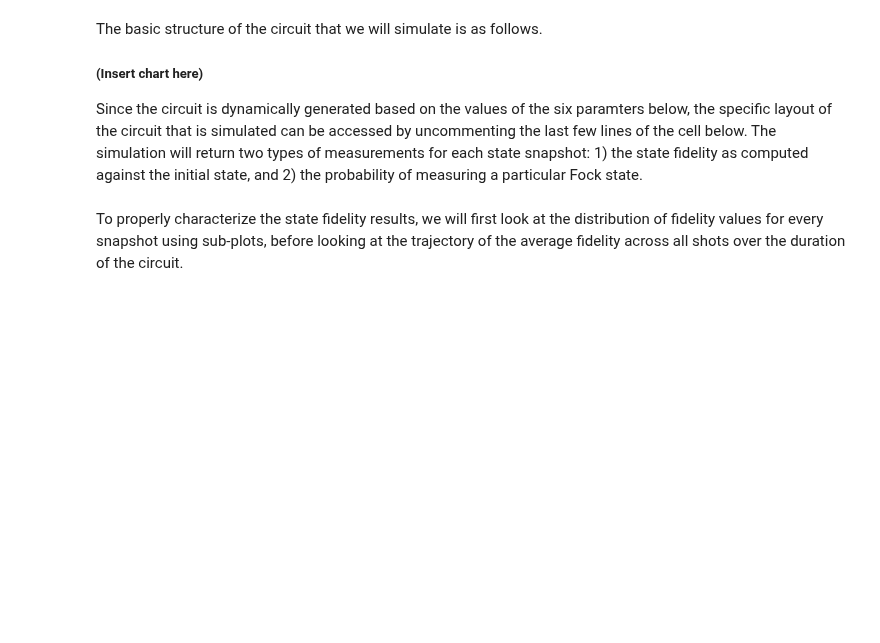
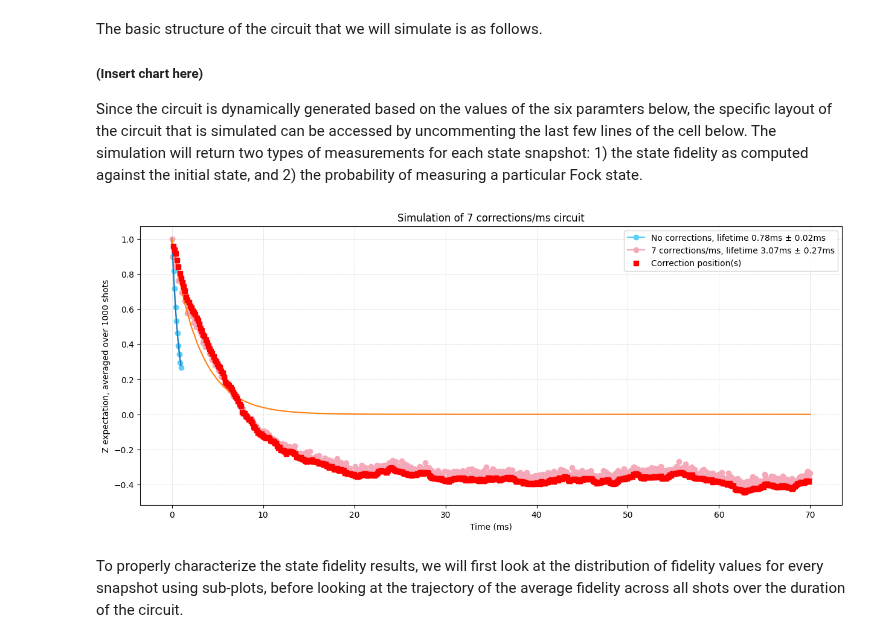
Before and after one commit to C2QA/bosonic-qiskit, a Jupyter notebook: tutorials/bosonic-kitten-code/bosonic-kitten-code.ipynb, the cells around one changed output. Drawn from its saved outputs; the diff is of its cells as text; code cells hidden in the pictures; blank space fills up the shorter version.

```diff
--- a/tutorials/bosonic-kitten-code/bosonic-kitten-code.ipynb
+++ b/tutorials/bosonic-kitten-code/bosonic-kitten-code.ipynb
@@ -634,6 +885,47 @@ correction_fid, correction_prob, correction_snapshot_timings, corr_position_time
 
 # noise_circuit.draw()
 # correction_circuit.draw()
+# %%
+## Z Pauli operator decay visualization
+# Project matrices onto Z basis and compute expectation
+Z_projector = Operator(np.outer([0, 1], [0, 0, 1, 0, 0, 0, 0, 0]) + np.outer([1, 0], [1/np.sqrt(2), 0, 0, 0, 1/np.sqrt(2), 0, 0, 0]))
+zQB = np.array([[1, 0], [0, -1]])
+
+noise_only_Z_expectation = [[matrix.evolve(Z_projector).expectation_value(zQB) for matrix in cycle] for cycle in noise_only_matrices]
+noise_only_Z_expectation_avg = [np.round(np.average(cycle), 4) for cycle in noise_only_Z_expectation]
+
+correction_Z_expectation = [[matrix.evolve(Z_projector).expectation_value(zQB) for matrix in cycle] for cycle in correction_matrices]
+correction_Z_expectation_avg = [np.round(np.average(cycle), 4) for cycle in correction_Z_expectation]
+
+# Fit expectation data using an exponential decay function
+noise_only_lifetime, noise_lifetime_uncertainty = curve_fitter(noise_only_snapshot_timings, noise_only_Z_expectation_avg)
+correction_lifetime, correction_lifetime_uncertainty = curve_fitter(correction_snapshot_timings, correction_Z_expectation_avg)
+
+# Plot expectation data
+plt.figure(figsize=(15,6))
+plt.plot(noise_only_snapshot_timings, noise_only_Z_expectation_avg,
+         label="No corrections, lifetime {}ms ± {}ms".format(noise_only_lifetime, noise_lifetime_uncertainty), marker='o', color='#5BCEFA')
+plt.plot(correction_snapshot_timings, correction_Z_expectation_avg,
+         label="{} corrections/ms, lifetime {}ms ± {}ms".format(num_corr, correction_lifetime, correction_lifetime_uncertainty), marker='o', color='#F5A9B8')
+
+# Plot curve fits
+noise_curve_timing = np.linspace(0, noise_only_circ_time, 100)
+plt.plot(noise_curve_timing, np.exp(-noise_curve_timing/noise_only_lifetime))
+corr_curve_timing = np.linspace(0, correction_circ_time, 100)
+plt.plot(corr_curve_timing, np.exp(-corr_curve_timing/correction_lifetime))
+
+# Plot correction positions
+x, y = correction_positions(corr_position_times, correction_Z_expectation_avg, correction_snapshot_timings)
+plt.scatter(x, y, marker = 's', label = "Correction position(s)", color = 'red', zorder=3)
+
+plt.xlabel("Time (ms)")
+plt.ylabel("Z expectation, averaged over {} shots".format(shots))
+plt.title("Simulation of {} corrections/ms circuit".format(num_corr))
+plt.grid(color = 'lightgrey', linestyle = 'dashed', linewidth = 0.5)
+plt.legend(loc='upper right')
+plt.show()
+# %% [output]
+[figure, added]
 # %% [markdown]
 To properly characterize the state fidelity results, we will first look at the distribution of fidelity values for every snapshot using sub-plots, before looking at the trajectory of the average fidelity across all shots over the duration of the circuit.
 # %%
```
Also changed, not shown: parts of 23 cells of this notebook.
